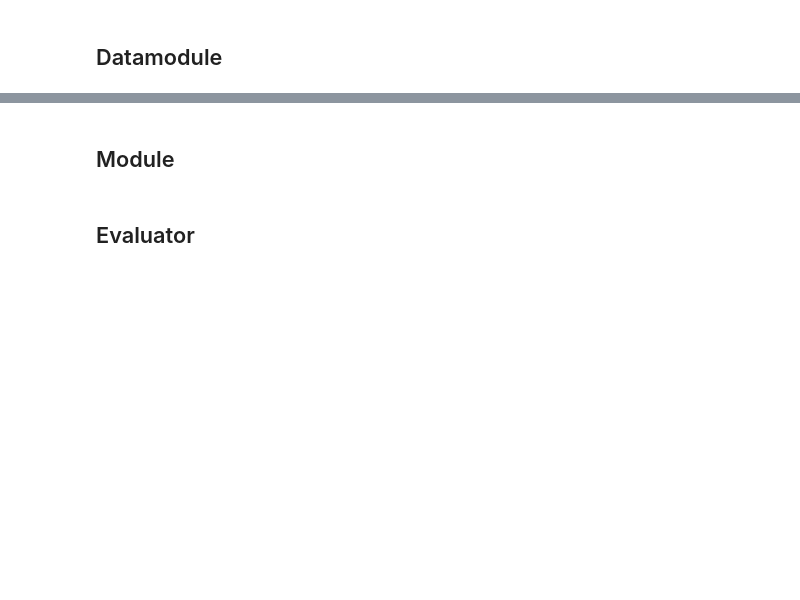
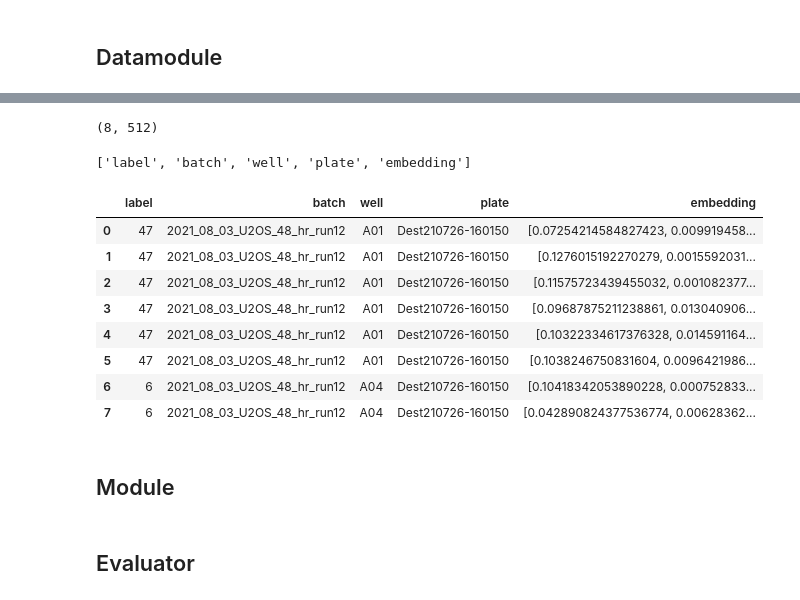
Before and after one commit to gwatkinson/jump_models, a Jupyter notebook: notebooks/2.4-gw-batch-effect-eval.ipynb, the cells around one changed output, grey strips where cells are left out. Cells and saved outputs as stored; diff of their text form; code cells hidden in the pictures; blank space fills up the shorter version.

```diff
--- a/notebooks/2.4-gw-batch-effect-eval.ipynb
+++ b/notebooks/2.4-gw-batch-effect-eval.ipynb
@@ -493,0 +544,10 @@ Name: count, Length: 118, dtype: int64
+# %%
+def concat_from_list_of_dict(res, key):
+    out = np.concatenate([r[key] for r in res])
+    if out.ndim == 2:
+        return out.tolist()
+    else:
+        return out
+    # if isinstance(res[0][key], list):
+    # elif isinstance(res[0][key], torch.Tensor):
+    #     return np.concatenate([r[key] for r in res])
@@ -494,3 +558,29 @@ Name: count, Length: 118, dtype: int64
+# %%
+concat_from_list_of_dict(res, "embedding").shape
+# %% [output]
+(8, 512)
+# %%
+keys = list(res[0].keys())
+# %%
+keys
+# %% [output]
+['label', 'batch', 'well', 'plate', 'embedding']
+# %%
+rr = {key: concat_from_list_of_dict(res, key) for key in keys}
+# %%
+embeddings_df = pd.DataFrame(rr)
+# %%
+embeddings_df
+# %% [output]
+|  | label | batch | well | plate | embedding |
+| 0 | 47 | 2021_08_03_U2OS_48_hr_run12 | A01 | Dest210726-160150 | [0.07254214584827423, 0.009919458... |
+| 1 | 47 | 2021_08_03_U2OS_48_hr_run12 | A01 | Dest210726-160150 | [0.1276015192270279, 0.0015592031... |
+| 2 | 47 | 2021_08_03_U2OS_48_hr_run12 | A01 | Dest210726-160150 | [0.11575723439455032, 0.001082377... |
+| 3 | 47 | 2021_08_03_U2OS_48_hr_run12 | A01 | Dest210726-160150 | [0.09687875211238861, 0.013040906... |
+| 4 | 47 | 2021_08_03_U2OS_48_hr_run12 | A01 | Dest210726-160150 | [0.10322334617376328, 0.014591164... |
+| 5 | 47 | 2021_08_03_U2OS_48_hr_run12 | A01 | Dest210726-160150 | [0.1038246750831604, 0.0096421986... |
+| 6 | 6 | 2021_08_03_U2OS_48_hr_run12 | A04 | Dest210726-160150 | [0.10418342053890228, 0.000752833... |
+| 7 | 6 | 2021_08_03_U2OS_48_hr_run12 | A04 | Dest210726-160150 | [0.042890824377536774, 0.00628362... |
 # %% [markdown]
 ## Module
 # %% [markdown]
```
Also changed, not shown: parts of 12 cells of this notebook, 5 other files.
